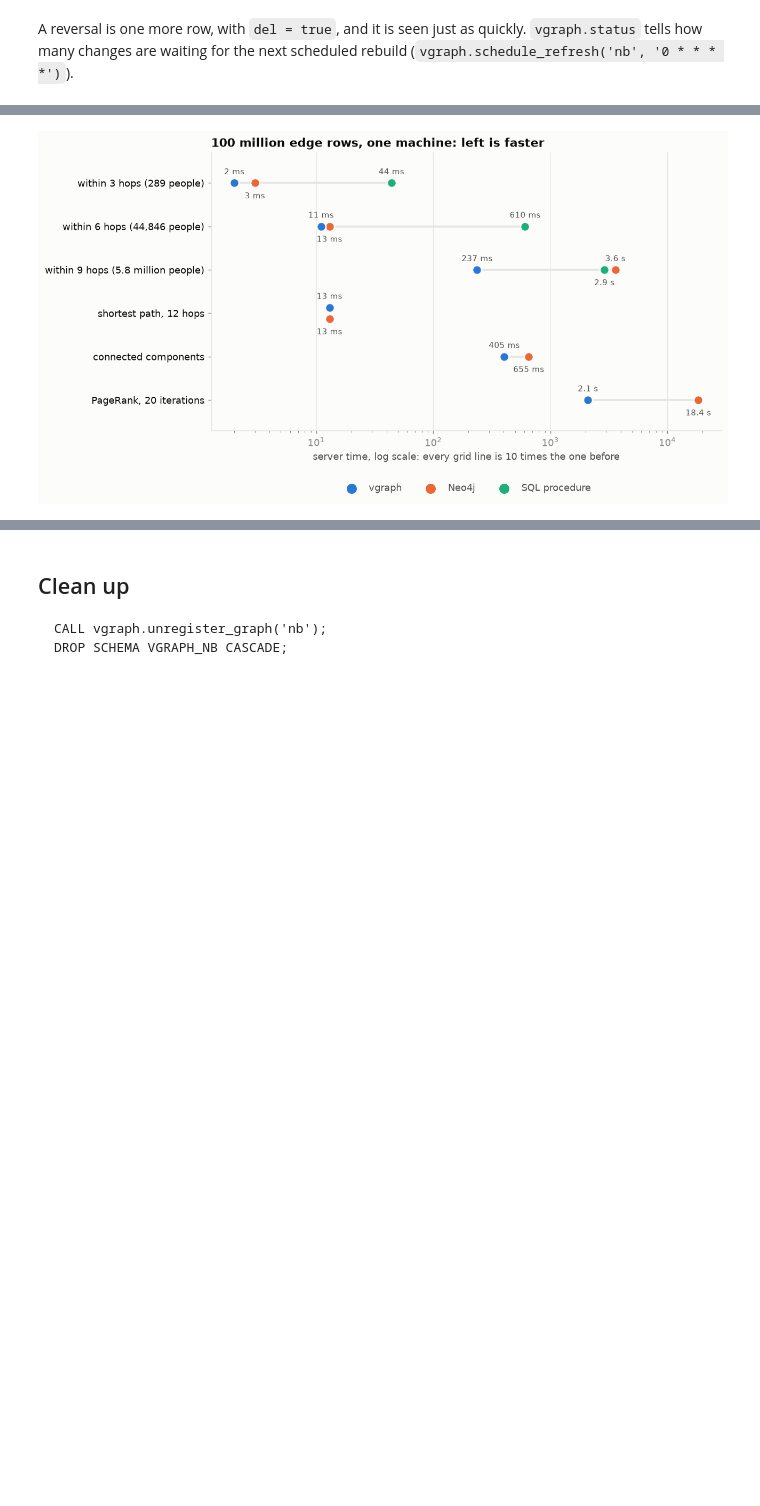
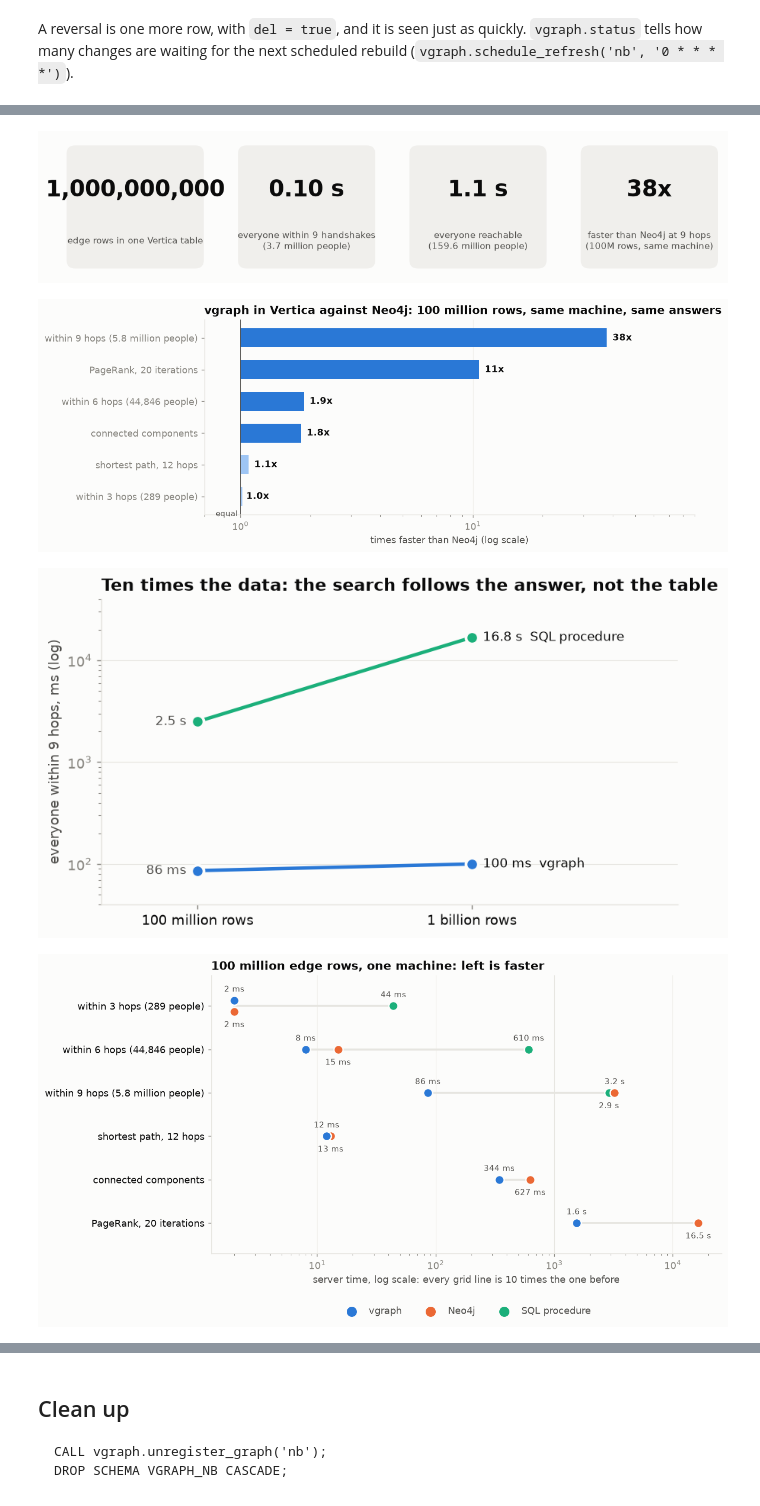
Before and after one commit to mogomo/vertica-graph-udx, a Jupyter notebook: notebook/vgraph_demo.ipynb, the cells around one changed output, grey strips where cells are left out. Drawn from its saved outputs; the diff is of its cells as text; code cells hidden in the pictures; blank space fills up the shorter version.

Commit message:
notebook: live runs on the billion-edge graph (time per depth, all cores), headline numbers, times faster than Neo4j, ten times the data

```diff
--- a/notebook/vgraph_demo.ipynb
+++ b/notebook/vgraph_demo.ipynb
@@ -404,0 +449,12 @@ else:
+# %%
+if have_big:
+    scale = []
+    for t in (1, 2, 4, 8):
+        r, ms = count_big(14, threads=t)
+        scale.append({"threads": t, "s": ms / 1000})
+    scale = pd.DataFrame(scale)
+    fig, ax = plt.subplots(figsize=(7.5, 3.4))
+    ax.bar([str(t) for t in scale.threads], scale.s, color=BLUE, width=0.55)
+    for x, v in enumerate(scale.s): ax.text(x, v, f"{v:.2f} s", ha="center", va="bottom", fontsize=9, color=INK2)
+    ax.grid(axis="x", visible=False); ax.set_xlabel("threads"); ax.set_ylabel("server time, seconds")
+    ax.set_title(f"Reaching all {int(r.nodes.sum()):,} people of the billion-edge graph"); plt.show()
@@ -411,45 +470,80 @@ below with the numbers of your own run.
 # %%
 # milliseconds. 100M: one node, 8 cores (ARM), both systems on the same machine and the same data.
 M100 = {
-    "within 3 hops (289 people)":         {"vgraph": 2,    "Neo4j": 3,     "SQL procedure": 44},
-    "within 6 hops (44,846 people)":      {"vgraph": 11,   "Neo4j": 13,    "SQL procedure": 610},
-    "within 9 hops (5.8 million people)": {"vgraph": 237,  "Neo4j": 3600,  "SQL procedure": 2900},
-    "shortest path, 12 hops":             {"vgraph": 13,   "Neo4j": 13},
-    "connected components":               {"vgraph": 405,  "Neo4j": 655},
-    "PageRank, 20 iterations":            {"vgraph": 2100, "Neo4j": 18400},
+    "within 3 hops (289 people)":         {"vgraph": 2,    "Neo4j": 2,     "SQL procedure": 44},
+    "within 6 hops (44,846 people)":      {"vgraph": 8,    "Neo4j": 15,    "SQL procedure": 610},
+    "within 9 hops (5.8 million people)": {"vgraph": 86,   "Neo4j": 3240,  "SQL procedure": 2900},
+    "shortest path, 12 hops":             {"vgraph": 12,   "Neo4j": 13},
+    "connected components":               {"vgraph": 344,  "Neo4j": 627},
+    "PageRank, 20 iterations":            {"vgraph": 1550, "Neo4j": 16460},
 }
 B1 = {
     "within 2 hops (41 people)":             {"vgraph": 3},
-    "within 9 hops (3.7 million people)":    {"vgraph": 350, "SQL procedure": 16800},
-    "shortest path, 11 hops":                {"vgraph": 34},
-    "connected components":                  {"vgraph": 5200},
-    "PageRank, 20 iterations":               {"vgraph": 24900},
-    "within 12 hops (159.6 million people)": {"vgraph": 15400},
+    "within 9 hops (3.7 million people)":    {"vgraph": 100, "SQL procedure": 16800},
+    "shortest path, 11 hops":                {"vgraph": 33},
+    "everyone: 159.6 million people":        {"vgraph": 1090},
+    "connected components":                  {"vgraph": 4300},
+    "PageRank, 20 iterations":               {"vgraph": 15800},
 }
 COLOR = {"vgraph": BLUE, "Neo4j": ORANGE, "SQL procedure": AQUA}
 
-def human(ms): return f"{ms / 1000:.1f} s" if ms >= 1000 else f"{ms:.0f} ms"
 
 def dots(ax, data, title):
     rows = list(data)[::-1]
     for y, name in enumerate(rows):
         vals = data[name]
         ax.plot([min(vals.values()), max(vals.values())], [y, y], color=GRID, lw=2, zorder=1)
         for k, (system, ms) in enumerate(sorted(vals.items(), key=lambda kv: kv[1])):
             tie = sum(1 for other in vals.values() if other == ms) > 1              # equal times: show both dots
             dy = {"vgraph": 0.13, "Neo4j": -0.13}.get(system, 0) if tie else 0
             ax.scatter(ms, y + dy, s=90, color=COLOR[system], edgecolors=SURFACE, linewidths=1.5, zorder=3 if system == "vgraph" else 2)
             ax.annotate(human(ms), (ms, y + dy), xytext=(0, 9 if (dy > 0 or (not tie and k % 2 == 0)) else -16), textcoords="offset points",
                         ha="center", fontsize=8.5, color=INK2)
     ax.set_yticks(range(len(rows))); ax.set_yticklabels(rows, color=INK); ax.set_ylim(-0.7, len(rows) - 0.3)
     ax.set_xscale("log"); ax.grid(axis="y", visible=False); ax.set_xlabel("server time, log scale: every grid line is 10 times the one before")
     ax.set_title(title)
 
+# the headline numbers
+fig, axes = plt.subplots(1, 4, figsize=(11, 2.3))
+tiles = [("1,000,000,000", "edge rows in one Vertica table"), ("0.10 s", "everyone within 9 handshakes\n(3.7 million people)"),
+         ("1.1 s", "everyone reachable\n(159.6 million people)"), ("38x", "faster than Neo4j at 9 hops\n(100M rows, same machine)")]
+for ax, (big, small) in zip(axes, tiles):
+    ax.set_axis_off(); ax.grid(False)
+    ax.add_patch(mpl.patches.FancyBboxPatch((0.02, 0.05), 0.96, 0.9, boxstyle="round,pad=0,rounding_size=0.06", fc="#f0efec", ec="none", transform=ax.transAxes))
+    ax.text(0.5, 0.62, big, ha="center", va="center", fontsize=21, fontweight="bold", color=INK, transform=ax.transAxes)
+    ax.text(0.5, 0.25, small, ha="center", va="center", fontsize=8.5, color=INK2, transform=ax.transAxes)
+plt.show()
+
+# how many times faster than Neo4j, same machine, same data, same answers
+faster = {k: v["Neo4j"] / v["vgraph"] for k, v in M100.items() if "Neo4j" in v}
+names = sorted(faster, key=faster.get)
+fig, ax = plt.subplots(figsize=(9.5, 3.8))
+ax.barh(names, [max(faster[k] - 1, 0.02) for k in names], left=1, color=[BLUE if faster[k] >= 1.25 else "#9ec5f4" for k in names], height=0.6)
+for y, k in enumerate(names):
+    ax.text(faster[k] * 1.06, y, f"{faster[k]:.0f}x" if faster[k] >= 10 else f"{faster[k]:.1f}x", va="center", fontsize=10, fontweight="bold", color=INK)
+ax.axvline(1, color=INK2, lw=1); ax.text(0.97, -0.62, "equal", ha="right", fontsize=8.5, color=INK2)
+ax.set_xscale("log"); ax.set_xlim(0.7, 90); ax.grid(axis="y", visible=False)
+ax.set_xlabel("times faster than Neo4j (log scale)"); ax.set_title("vgraph in Vertica against Neo4j: 100 million rows, same machine, same answers"); plt.show()
+
+# ten times the data
+fig, ax = plt.subplots(figsize=(7.5, 4))
+for name, vals, c in (("SQL procedure", (2500, 16800), AQUA), ("vgraph", (86, 100), BLUE)):
+    ax.plot([0, 1], vals, color=c, lw=2.5, marker="o", ms=9, mec=SURFACE, mew=2)
+    ax.text(-0.04, vals[0], human(vals[0]), ha="right", va="center", fontsize=9.5, color=INK2)
+    ax.text(1.04, vals[1], f"{human(vals[1])}  {name}", ha="left", va="center", fontsize=9.5, color=INK)
+ax.set_yscale("log"); ax.set_xlim(-0.35, 1.75); ax.set_xticks([0, 1]); ax.set_xticklabels(["100 million rows", "1 billion rows"], color=INK)
+ax.grid(axis="x", visible=False); ax.set_ylabel("everyone within 9 hops, ms (log)"); ax.set_ylim(40, 40000)
+ax.set_title("Ten times the data: the search follows the answer, not the table"); plt.show()
+
 fig, ax = plt.subplots(figsize=(9.5, 5.2))
 dots(ax, M100, "100 million edge rows, one machine: left is faster")
 for system, c in COLOR.items(): ax.scatter([], [], s=90, color=c, label=system)
 ax.legend(frameon=False, labelcolor=INK2, loc="upper center", bbox_to_anchor=(0.5, -0.16), ncol=3); plt.show()
-print("vgraph unfenced. Neo4j: the better of APOC and a Cypher pattern; components and PageRank need a 5.6 s projection first, not included.")
+print("vgraph unfenced, 8 threads. Neo4j: the better of APOC and a Cypher pattern; components and PageRank need a 5.6 s projection first, not included.")
+print("Times of a few milliseconds are the cost of a statement (SELECT 1 takes up to 2 ms), not a difference between the engines.")
 print("SQL procedure: the level-by-level BFS of github.com/mogomo/vertica-graphs-and-trees, a separate run of the same generator.")
 # %% [output]
-[figure, old version]
+[figure, new version]
+[figure, added]
+[figure, added]
+[figure, added]
```
Also changed, not shown: parts of 21 cells of this notebook.
